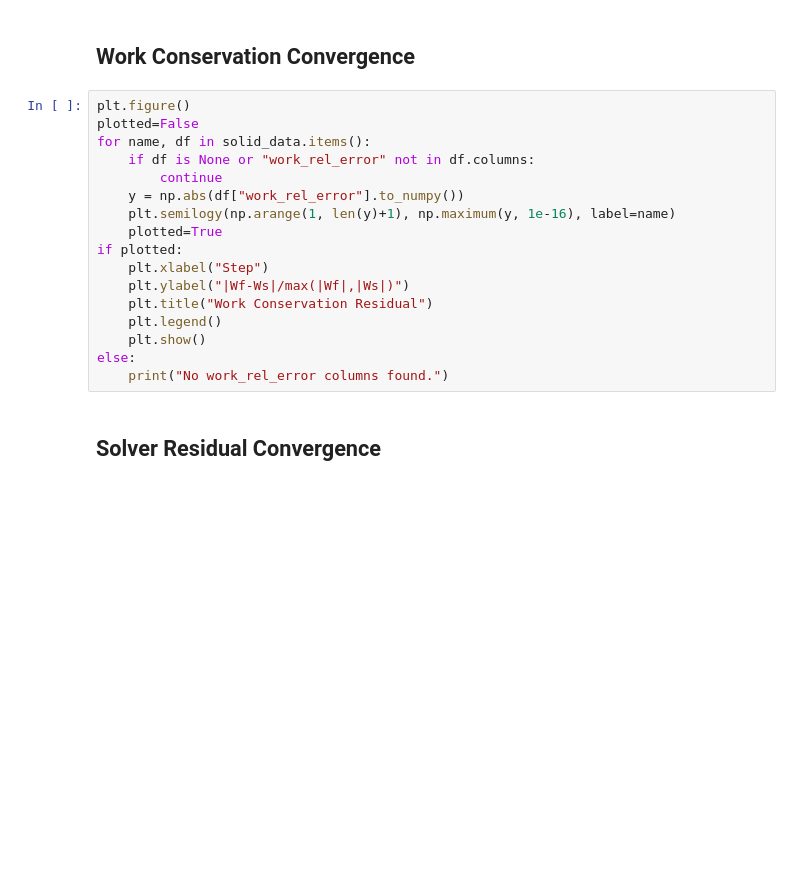
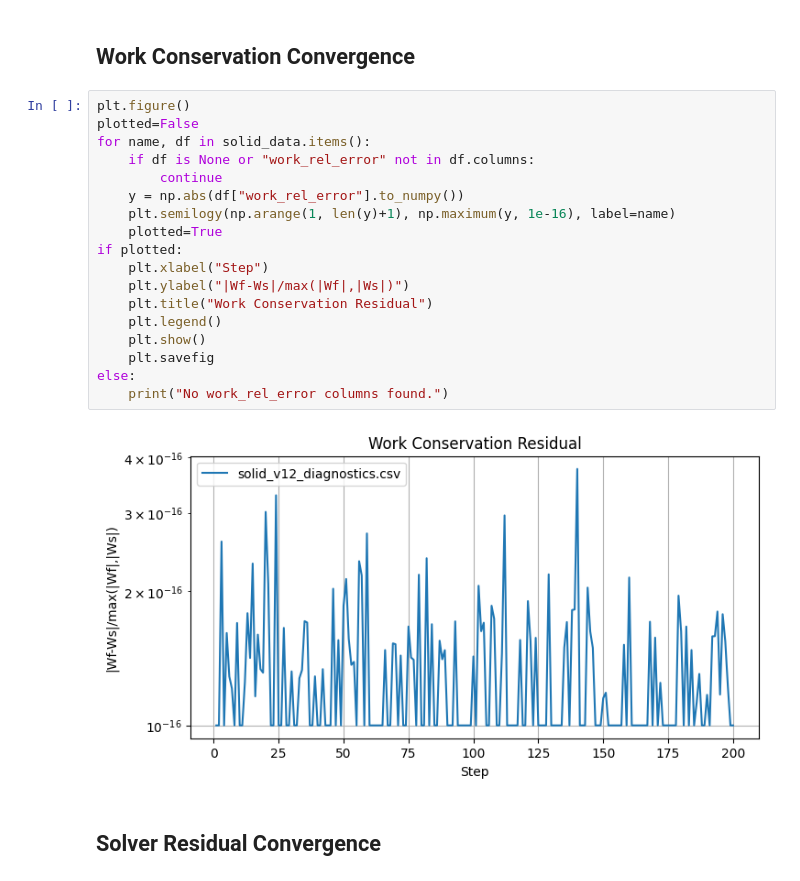
Before and after one commit to neerajbalachandar/VarFLEXI-rVPM-Fenics, a Jupyter notebook: result_analysis.ipynb, the cells around one changed output. Saved outputs shown, nothing was run; the diff lists cells and outputs as text; blank space fills up the shorter version.

```diff
--- a/result_analysis.ipynb
+++ b/result_analysis.ipynb
@@ -80,20 +95,23 @@ for name, df in solid_data.items():
 # %%
 plt.figure()
 plotted=False
 for name, df in solid_data.items():
     if df is None or "work_rel_error" not in df.columns:
         continue
     y = np.abs(df["work_rel_error"].to_numpy())
     plt.semilogy(np.arange(1, len(y)+1), np.maximum(y, 1e-16), label=name)
     plotted=True
 if plotted:
     plt.xlabel("Step")
     plt.ylabel("|Wf-Ws|/max(|Wf|,|Ws|)")
     plt.title("Work Conservation Residual")
     plt.legend()
     plt.show()
+    plt.savefig
 else:
     print("No work_rel_error columns found.")
+# %% [output]
+[figure, added]
 # %% [markdown]
 ## Solver Residual Convergence
 # %%
```
Also changed, not shown: parts of 6 cells of this notebook, 5 other files.
